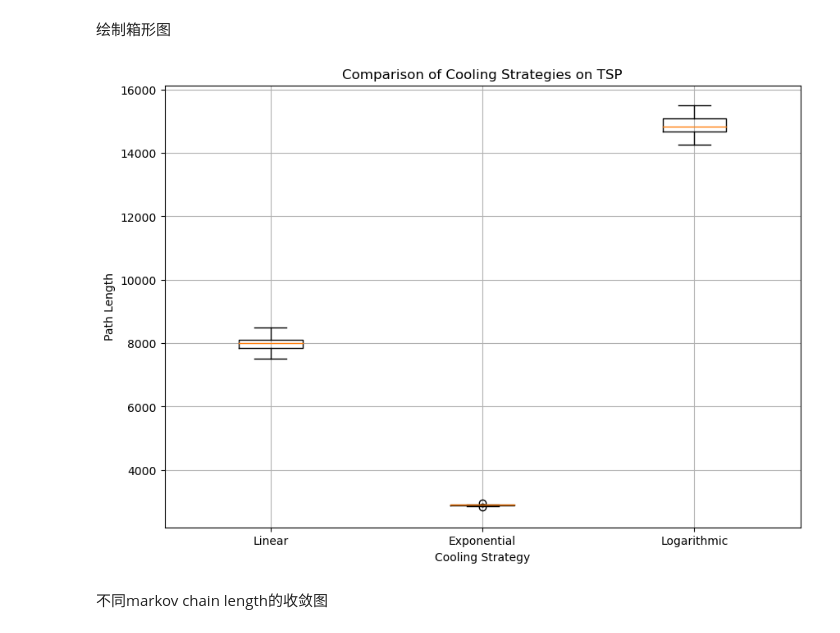
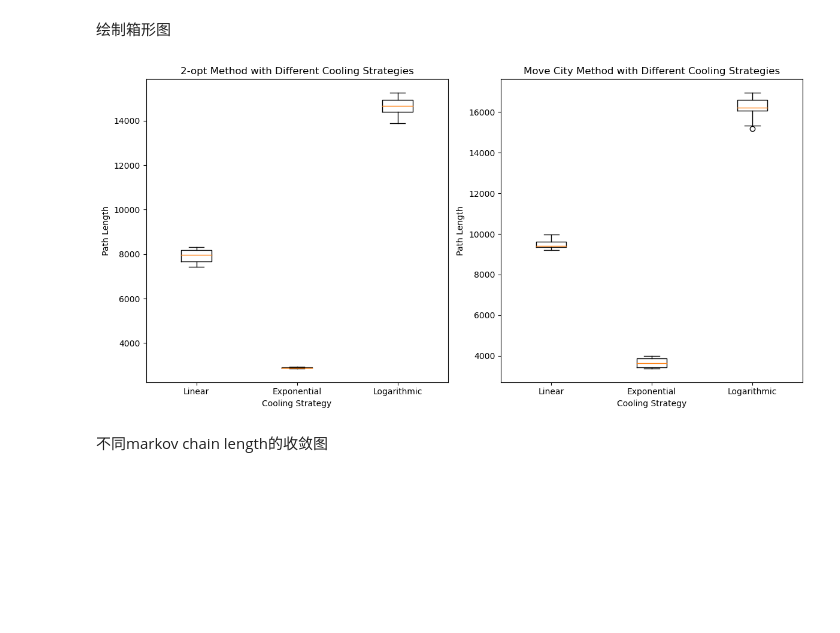
Before and after one commit to jazminli/TSP-Assignment3, a Jupyter notebook: 1-3.ipynb, the cells around one changed output. Cells and saved outputs as stored; diff of their text form; code cells hidden in the pictures; blank space fills up the shorter version.

Commit message:
cooling schedule  box plot updated

```diff
--- a/1-3.ipynb
+++ b/1-3.ipynb
@@ -290,23 +315,39 @@ def create_distance_matrix(cities):
             distance_matrix[i, j] = np.linalg.norm(cities[i] - cities[j])
     return distance_matrix
 # %%
-run = 3
-# 运行模拟退火算法并收集数据
-results_linear = [multiple_runs_simulated_annealing(distance_matrix, 1, initial_temp, final_temp, alpha, '2-opt', linear_cooling)[1] for _ in range(runs)]
-results_exponential = [multiple_runs_simulated_annealing(distance_matrix, 1, initial_temp, final_temp, alpha, '2-opt', exponential_cooling)[1] for _ in range(runs)]
-results_logarithmic = [multiple_runs_simulated_annealing(distance_matrix, 1, initial_temp, final_temp, alpha, '2-opt', logarithmic_cooling)[1] for _ in range(runs)]
+run = 10
 
-# 绘制箱形图
-data = [results_linear, results_exponential, results_logarithmic]
-plt.figure(figsize=(10, 7))
-plt.boxplot(data, labels=['Linear', 'Exponential', 'Logarithmic'])
-plt.title('Comparison of Cooling Strategies on TSP')
+# 收集数据 - 2-opt策略
+results_2_opt_linear = [multiple_runs_simulated_annealing(distance_matrix, 1, initial_temp, final_temp, alpha, '2-opt', linear_cooling)[1] for _ in range(runs)]
+results_2_opt_exponential = [multiple_runs_simulated_annealing(distance_matrix, 1, initial_temp, final_temp, alpha, '2-opt', exponential_cooling)[1] for _ in range(runs)]
+results_2_opt_logarithmic = [multiple_runs_simulated_annealing(distance_matrix, 1, initial_temp, final_temp, alpha, '2-opt', logarithmic_cooling)[1] for _ in range(runs)]
+
+# 收集数据 - 移动城市策略
+results_move_city_linear = [multiple_runs_simulated_annealing(distance_matrix, 1, initial_temp, final_temp, alpha, 'move_city', linear_cooling)[1] for _ in range(runs)]
+results_move_city_exponential = [multiple_runs_simulated_annealing(distance_matrix, 1, initial_temp, final_temp, alpha, 'move_city', exponential_cooling)[1] for _ in range(runs)]
+results_move_city_logarithmic = [multiple_runs_simulated_annealing(distance_matrix, 1, initial_temp, final_temp, alpha, 'move_city', logarithmic_cooling)[1] for _ in range(runs)]
+
+# 绘制箱形图 - 2-opt策略
+data_2_opt = [results_2_opt_linear, results_2_opt_exponential, results_2_opt_logarithmic]
+plt.figure(figsize=(12, 6))
+plt.subplot(1, 2, 1)
+plt.boxplot(data_2_opt, labels=['Linear', 'Exponential', 'Logarithmic'])
+plt.title('2-opt Method with Different Cooling Strategies')
 plt.ylabel('Path Length')
 plt.xlabel('Cooling Strategy')
-plt.grid(True)
+
+# 绘制箱形图 - 移动城市策略
+data_move_city = [results_move_city_linear, results_move_city_exponential, results_move_city_logarithmic]
+plt.subplot(1, 2, 2)
+plt.boxplot(data_move_city, labels=['Linear', 'Exponential', 'Logarithmic'])
+plt.title('Move City Method with Different Cooling Strategies')
+plt.ylabel('Path Length')
+plt.xlabel('Cooling Strategy')
+
+plt.tight_layout()
 plt.show()
 # %% [output]
-[figure, old version]
+[figure, new version]
 # %% [markdown]
 不同markov chain length的收敛图
 # %%
```
Also changed, not shown: parts of 11 cells of this notebook, 1 other file.
